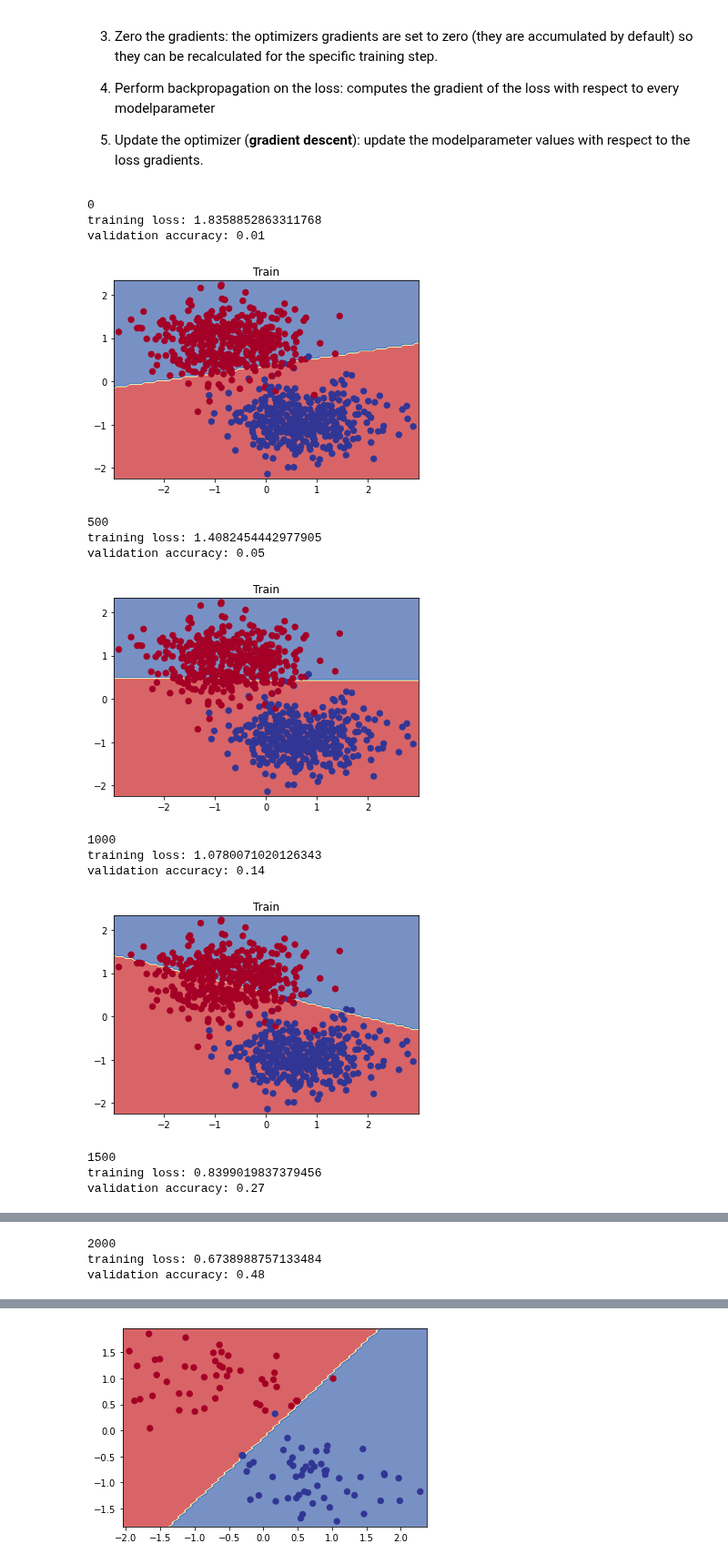
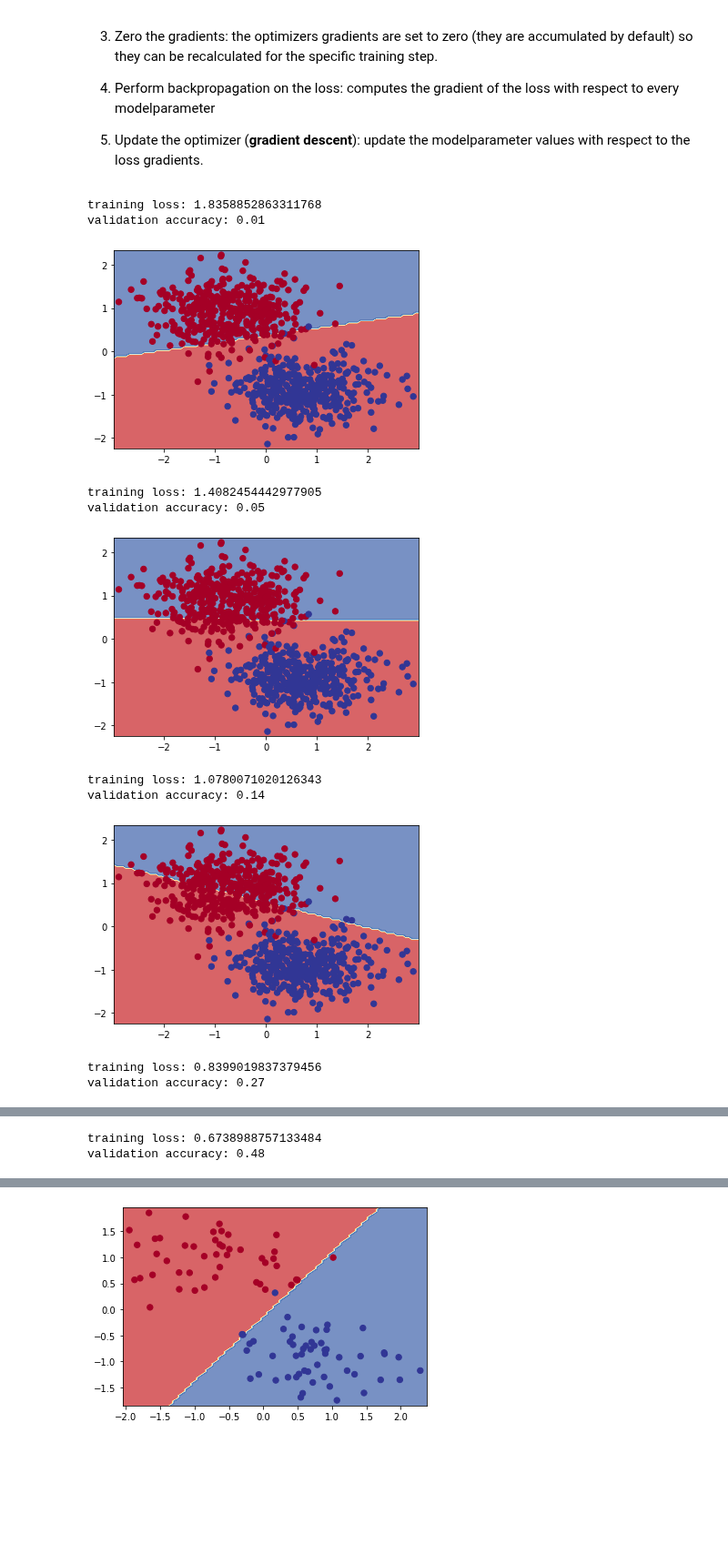
Before and after one commit to sdgroeve/D012554_Machine_Learning_2023, a Jupyter notebook: 01_logisitc_regression_in_pytorch.ipynb, the cells around one changed output, grey strips where cells are left out. Shown at 91% size. Cells and saved outputs as stored; diff of their text form; code cells hidden in the pictures; blank space fills up the shorter version.

```diff
--- a/01_logisitc_regression_in_pytorch.ipynb
+++ b/01_logisitc_regression_in_pytorch.ipynb
@@ -333,46 +331,37 @@ For the training loop, we have to code the following steps:
 num_epochs = 8000
 
 for epoch in range(num_epochs):
 
     #step 1
     predictions_train = torch.squeeze(model(X_train))
 
     #step 2
     loss = loss_func(predictions_train, y_train)
 
     #step 3
     optimizer.zero_grad()
 
     #step 4
     loss.backward()
 
     #step 5
     optimizer.step() # Updates weights and biases with the optimizer (SGD)
 
     if epoch % 500 == 0:
-      #compute AUC on validation set
       predictions_val = torch.squeeze(torch.round(torch.sigmoid(model(X_val)))).detach().numpy()
-      #print(predictions_val)
-      print(epoch)
       print("training loss: {}".format(loss))
       print("validation accuracy: {}".format(accuracy_score(y_val,predictions_val)))
-      plt.clf()
-      plt.title("Train")
       plot_decision_boundary(model, X_train, y_train)
       plt.show()
 # %% [output]
-0
 training loss: 1.8358852863311768
 validation accuracy: 0.01
-[figure, old version]
+[figure, new version]
-500
 training loss: 1.4082454442977905
 validation accuracy: 0.05
-[figure, old version]
+[figure, new version]
-1000
 training loss: 1.0780071020126343
 validation accuracy: 0.14
-[figure, old version]
+[figure, new version]
-1500
 training loss: 0.8399019837379456
 validation accuracy: 0.27
@@ -380,3 +369,2 @@ validation accuracy: 0.27
-2000
 training loss: 0.6738988757133484
 validation accuracy: 0.48
```
Also changed, not shown: parts of 2 cells of this notebook.
